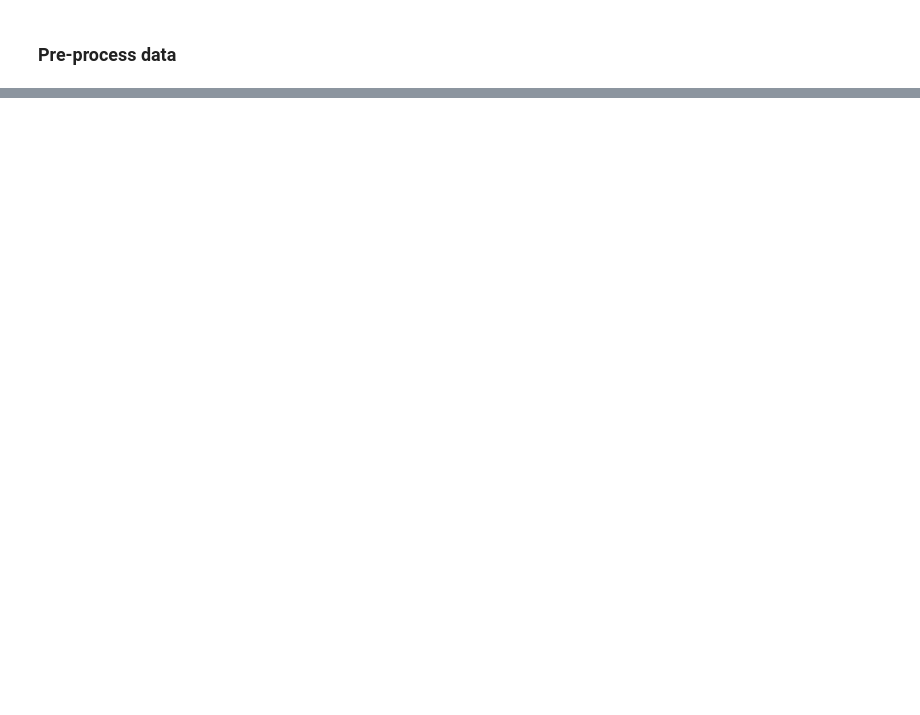
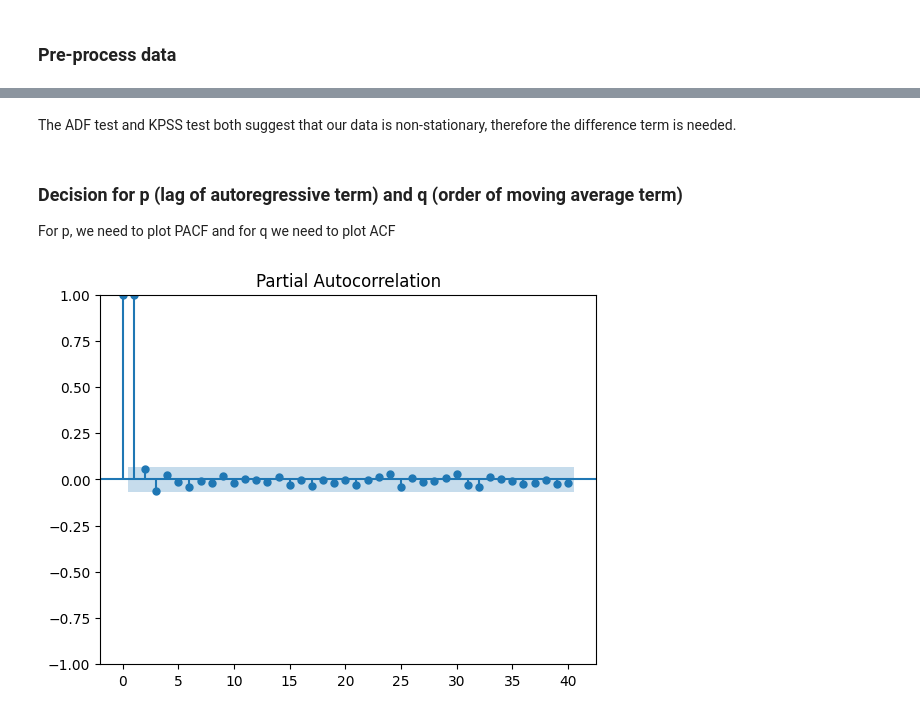
Before and after one commit to AdrienBelanger/451-Project, a Jupyter notebook: Implementation/ARIMA/arima.ipynb, the cells around one changed output, grey strips where cells are left out. Saved outputs shown, nothing was run; the diff lists cells and outputs as text; code cells hidden in the pictures; blank space fills up the shorter version.

```diff
--- a/Implementation/ARIMA/arima.ipynb
+++ b/Implementation/ARIMA/arima.ipynb
@@ -149,0 +235,12 @@ class ARIMA():
+# %% [markdown]
+The ADF test and KPSS test both suggest that our data is non-stationary, therefore the difference term is needed.
+# %% [markdown]
+### Decision for p (lag of autoregressive term) and q (order of moving average term)
+
+For p, we need to plot PACF and for q we need to plot ACF
+# %%
+from statsmodels.graphics.tsaplots import plot_acf, plot_pacf
+plot_pacf(df_1920s['Close'], lags=40)
+plt.show()
+# %% [output]
+[figure, added]
```
Also changed, not shown: parts of 21 cells of this notebook.
